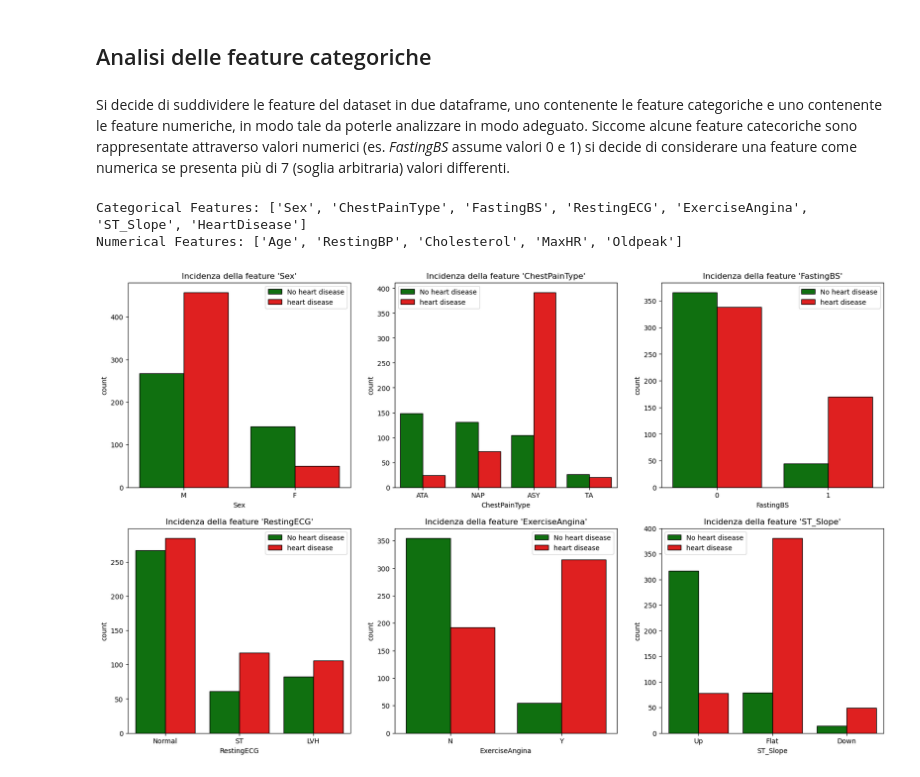
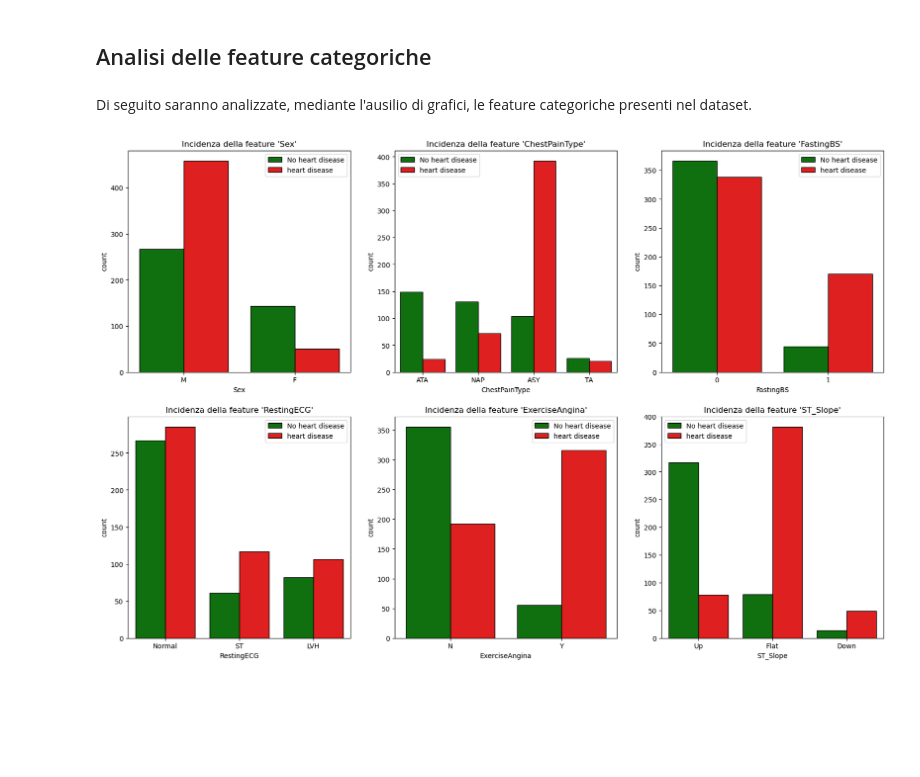
Before and after one commit to Orbmad/Data_Intensive_project, a Jupyter notebook: heart_failure_prediction.ipynb, the cells around one changed output. Saved outputs shown, nothing was run; the diff lists cells and outputs as text; code cells hidden in the pictures; blank space fills up the shorter version.

Commit message:
Completed features plots

```diff
--- a/heart_failure_prediction.ipynb
+++ b/heart_failure_prediction.ipynb
@@ -108,31 +165,10 @@ plt.show()
 Le classi risultano sbilanciate in modo lieve, pertanto si decide di non applicare al momento alcuna tecnica di bianciamento. Si valuterà in seguito se questa decisione sia stata opportuna.
 # %% [markdown]
 ## Analisi delle feature categoriche
-# %% [markdown]
-Si decide di suddividere le feature del dataset in due dataframe, uno contenente le feature categoriche e uno contenente le feature numeriche, in modo tale da poterle analizzare in modo adeguato. Siccome alcune feature catecoriche sono rappresentate attraverso valori numerici (es. *FastingBS* assume valori 0 e 1) si decide di considerare una feature come numerica se presenta più di 7 (soglia arbitraria) valori differenti.
-# %%
-# TODO valuta se mantenere !!!!!!!
-
-
-col = list(dataset.columns)
-numerical_treshold = 7
-
-categorical_features = []
-numerical_features = []
-
-for i in col:
-    if (len(dataset[i].unique()) > numerical_treshold):
-        numerical_features.append(i)
-    else:
-        categorical_features.append(i)
-
-print('Categorical Features: ' + str(categorical_features))
-print('Numerical Features: ' + str(numerical_features))
-# %% [output]
-Categorical Features: ['Sex', 'ChestPainType', 'FastingBS', 'RestingECG', 'ExerciseAngina', 'ST_Slope', 'HeartDisease']
-Numerical Features: ['Age', 'RestingBP', 'Cholesterol', 'MaxHR', 'Oldpeak']
+# %% [markdown]
+Di seguito saranno analizzate, mediante l'ausilio di grafici, le feature categoriche presenti nel dataset.
 # %%
-fig, ax = plt.subplots(nrows=2, ncols=3, figsize=(20,12))
+fig, ax = plt.subplots(nrows=2, ncols=3, figsize=(20,13))
 
 # plot Sex feature
 plt.subplot(2,3,1)
@@ -151,33 +187,31 @@ plt.title("Incidenza della feature '" + feature_name + "'")
 # plot FastingBS feature
 plt.subplot(2,3,3)
 feature_name = 'FastingBS'
 ax = sns.countplot(x=feature_name, data=dataset, hue='HeartDisease', edgecolor='black', palette=['green', 'red'])
 plt.legend(['No heart disease', 'heart disease'])
 plt.title("Incidenza della feature '" + feature_name + "'")
 
 # plot RestingECG feature
 plt.subplot(2,3,4)
 feature_name = 'RestingECG'
 ax = sns.countplot(x=feature_name, data=dataset, hue='HeartDisease', edgecolor='black', palette=['green', 'red'])
 plt.legend(['No heart disease', 'heart disease'])
 plt.title("Incidenza della feature '" + feature_name + "'")
 
 # plot ExerciseAngina feature
 plt.subplot(2,3,5)
 feature_name = 'ExerciseAngina'
 ax = sns.countplot(x=feature_name, data=dataset, hue='HeartDisease', edgecolor='black', palette=['green', 'red'])
 plt.legend(['No heart disease', 'heart disease'])
 plt.title("Incidenza della feature '" + feature_name + "'")
 
 # plot ST_Slope feature
 plt.subplot(2,3,6)
 feature_name = 'ST_Slope'
 ax = sns.countplot(x=feature_name, data=dataset, hue='HeartDisease', edgecolor='black', palette=['green', 'red'])
 plt.legend(['No heart disease', 'heart disease'])
 plt.title("Incidenza della feature '" + feature_name + "'")
 
-
-
 plt.show()
 # %% [output]
-[figure, old version]
+[figure, new version]
```
Also changed, not shown: parts of 9 cells of this notebook.
